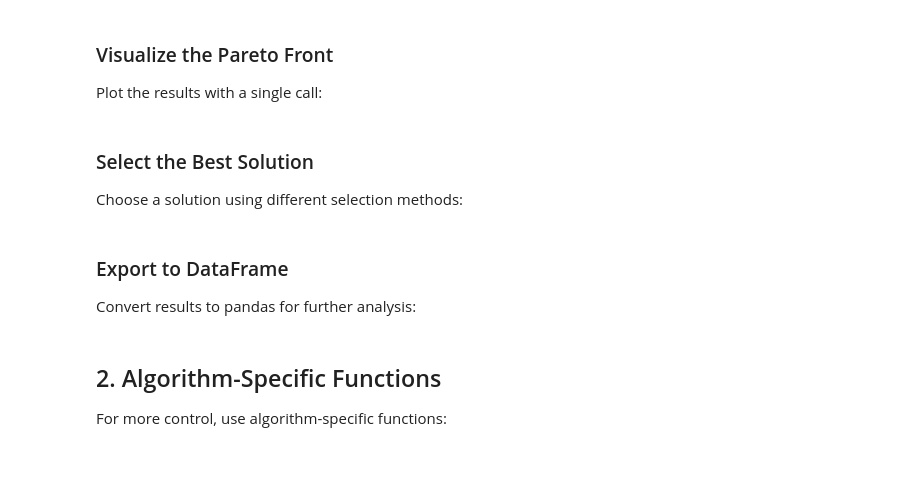
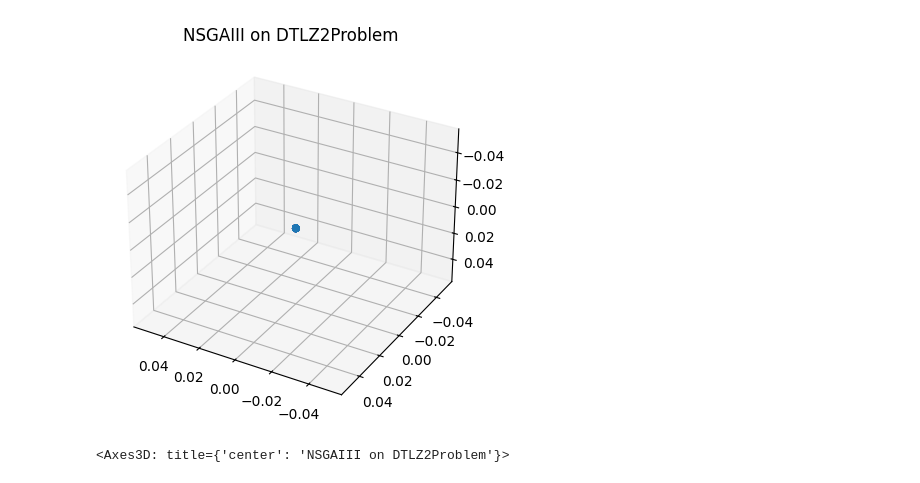
Before and after one commit to NicolasRodriguezUribe/VAMOS, a Jupyter notebook: notebooks/03_user_friendly_api.ipynb, the cells around one changed output. Drawn from its saved outputs; the diff is of its cells as text; code cells hidden in the pictures.

```diff
--- a/notebooks/03_user_friendly_api.ipynb
+++ b/notebooks/03_user_friendly_api.ipynb
@@ -203 +104,9 @@ Use `summary()` for a quick overview:
+# %%
+result_3d = run_nsgaiii(
+    "dtlz2",
+    n_obj=3,
+    max_evaluations=10000,
+    pop_size=92,
+    seed=SEED,
+)
 # %%
@@ -205,10 +126,5 @@ result.summary()
-# %% [markdown]
-### Visualize the Pareto Front
-
-Plot the results with a single call:
 # %%
-result.plot()
+result_3d.plot()
+# %% [output]
+[figure, added]
+<Axes3D: title={'center': 'NSGAIII on DTLZ2Problem'}>
-# %% [markdown]
-### Select the Best Solution
-
-Choose a solution using different selection methods:
@@ -229,4 +130,0 @@ print(f"Min f2: {min_f2['F']}")
-# %% [markdown]
-### Export to DataFrame
-
-Convert results to pandas for further analysis:
@@ -236,4 +130,0 @@ df.head(10)
-# %% [markdown]
-## 2. Algorithm-Specific Functions
-
-For more control, use algorithm-specific functions:
```
Also changed, not shown: parts of 52 cells of this notebook, 2 other files.
